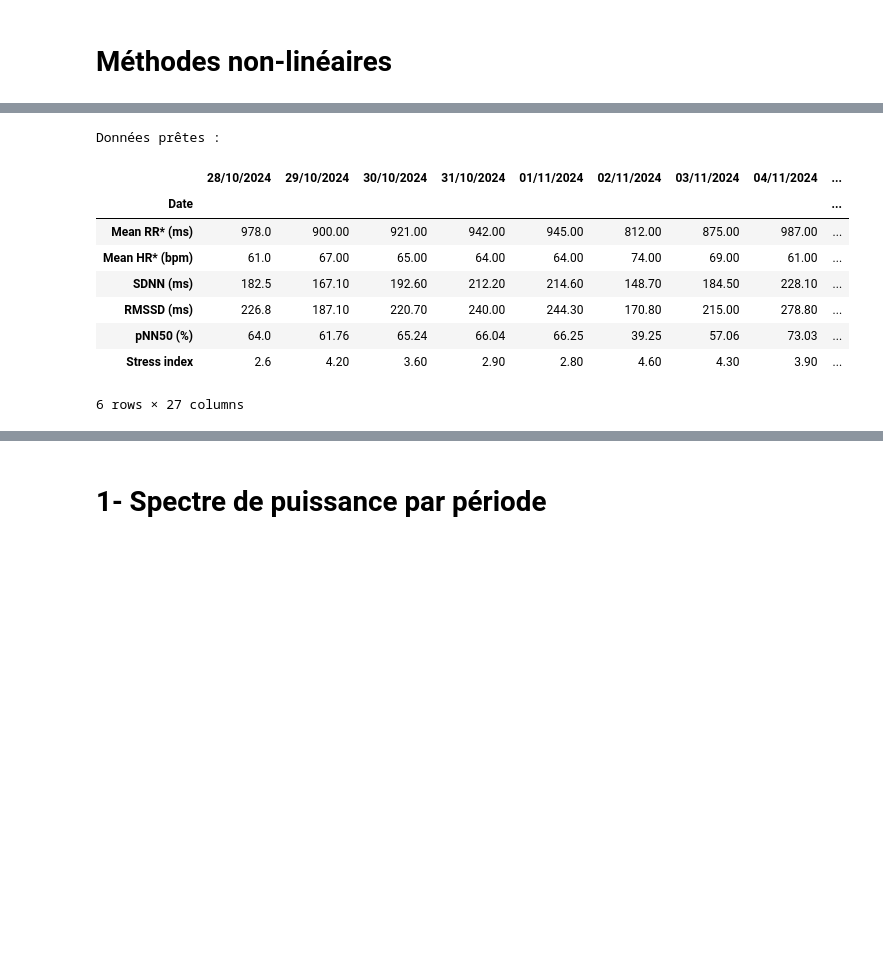
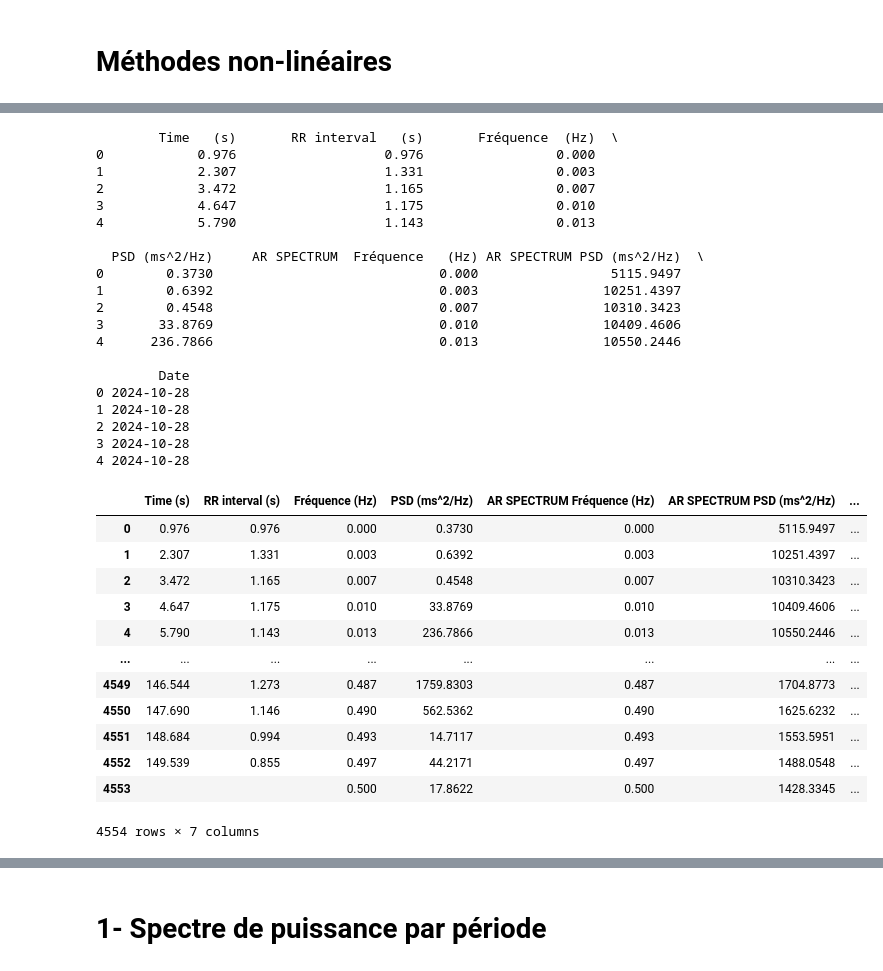
Before and after one commit to leyah-sa/VFC-Analysis, a Jupyter notebook: notebooks/Partie 2/non-linear.ipynb, the cells around one changed output, grey strips where cells are left out. Drawn from its saved outputs; the diff is of its cells as text; code cells hidden in the pictures; blank space fills up the shorter version.

```diff
--- a/notebooks/Partie 2/non-linear.ipynb
+++ b/notebooks/Partie 2/non-linear.ipynb
@@ -21,26 +3,48 @@ Nous devons analyser les différences dans la variabilité de la fréquence card
-# %%
-import pandas as pd
-import numpy as np
-
-# Lire le fichier CSV
-file_path = '/Users/duhameleve/Desktop/M2_SNS/M2SNS/Sante/projet PY/Github py /VFC-Analysis/data/Py_Data_HRV - Data.csv'
-data = pd.read_csv(file_path)
-
-# Supposons que la première ligne contient des noms de métriques
-data_cleaned = data.iloc[:, 1:].apply(pd.to_numeric, errors='coerce')  # Convertir toutes les colonnes numériques
-data_cleaned.index = data.iloc[:, 0]  # Utiliser la première colonne comme index
-data_cleaned = data_cleaned.dropna(axis=1, how='any')  # Éliminer les colonnes avec des NaN
-
-print("Données prêtes :")
-display(data_cleaned)
-# %% [output]
-Données prêtes :
-|  | 28/10/2024 | 29/10/2024 | 30/10/2024 | 31/10/2024 | 01/11/2024 | 02/11/2024 | 03/11/2024 | 04/11/2024 | ... |
-| Date |  |  |  |  |  |  |  |  | ... |
-| Mean RR* (ms) | 978.0 | 900.00 | 921.00 | 942.00 | 945.00 | 812.00 | 875.00 | 987.00 | ... |
-| Mean HR* (bpm) | 61.0 | 67.00 | 65.00 | 64.00 | 64.00 | 74.00 | 69.00 | 61.00 | ... |
-| SDNN (ms) | 182.5 | 167.10 | 192.60 | 212.20 | 214.60 | 148.70 | 184.50 | 228.10 | ... |
-| RMSSD (ms) | 226.8 | 187.10 | 220.70 | 240.00 | 244.30 | 170.80 | 215.00 | 278.80 | ... |
-| pNN50 (%) | 64.0 | 61.76 | 65.24 | 66.04 | 66.25 | 39.25 | 57.06 | 73.03 | ... |
-| Stress index | 2.6 | 4.20 | 3.60 | 2.90 | 2.80 | 4.60 | 4.30 | 3.90 | ... |
-6 rows × 27 columns
+# %%
+import pandas as pd
+
+# Replace 'file_path_here' with your actual file path
+file_path = '/Users/leasaab/Documents/Dev/VFC-Analysis/data/data4semainesfinal.csv'
+
+# Read the CSV file
+data = pd.read_csv(file_path, sep=";")
+data = data.iloc[:, 1:]
+data['Date'] = pd.to_datetime(data['Date'])
+
+# Display the first few rows of the dataset
+print(data.head())
+display(data)
+# %% [output]
+        Time   (s)       RR interval   (s)       Fréquence  (Hz)  \
+0            0.976                   0.976                 0.000
+1            2.307                   1.331                 0.003
+2            3.472                   1.165                 0.007
+3            4.647                   1.175                 0.010
+4            5.790                   1.143                 0.013
+
+  PSD (ms^2/Hz)     AR SPECTRUM  Fréquence   (Hz) AR SPECTRUM PSD (ms^2/Hz)  \
+0        0.3730                             0.000                 5115.9497
+1        0.6392                             0.003                10251.4397
+2        0.4548                             0.007                10310.3423
+3       33.8769                             0.010                10409.4606
+4      236.7866                             0.013                10550.2446
+
+        Date
+0 2024-10-28
+1 2024-10-28
+2 2024-10-28
+3 2024-10-28
+4 2024-10-28
+|  | Time (s) | RR interval (s) | Fréquence (Hz) | PSD (ms^2/Hz) | AR SPECTRUM Fréquence (Hz) | AR SPECTRUM PSD (ms^2/Hz) | ... |
+| 0 | 0.976 | 0.976 | 0.000 | 0.3730 | 0.000 | 5115.9497 | ... |
+| 1 | 2.307 | 1.331 | 0.003 | 0.6392 | 0.003 | 10251.4397 | ... |
+| 2 | 3.472 | 1.165 | 0.007 | 0.4548 | 0.007 | 10310.3423 | ... |
+| 3 | 4.647 | 1.175 | 0.010 | 33.8769 | 0.010 | 10409.4606 | ... |
+| 4 | 5.790 | 1.143 | 0.013 | 236.7866 | 0.013 | 10550.2446 | ... |
+| ... | ... | ... | ... | ... | ... | ... | ... |
+| 4549 | 146.544 | 1.273 | 0.487 | 1759.8303 | 0.487 | 1704.8773 | ... |
+| 4550 | 147.690 | 1.146 | 0.490 | 562.5362 | 0.490 | 1625.6232 | ... |
+| 4551 | 148.684 | 0.994 | 0.493 | 14.7117 | 0.493 | 1553.5951 | ... |
+| 4552 | 149.539 | 0.855 | 0.497 | 44.2171 | 0.497 | 1488.0548 | ... |
+| 4553 |  |  | 0.500 | 17.8622 | 0.500 | 1428.3345 | ... |
+4554 rows × 7 columns
```
Also changed, not shown: parts of 5 cells of this notebook.
